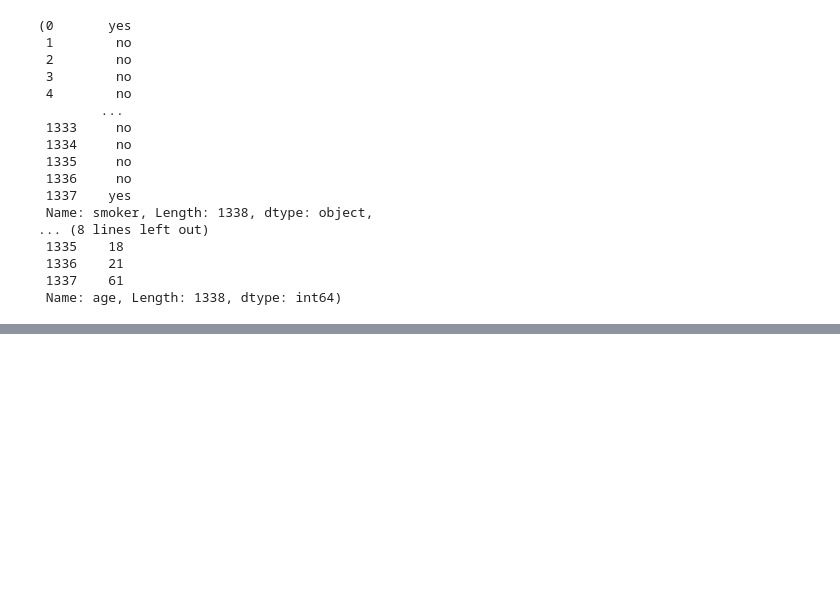
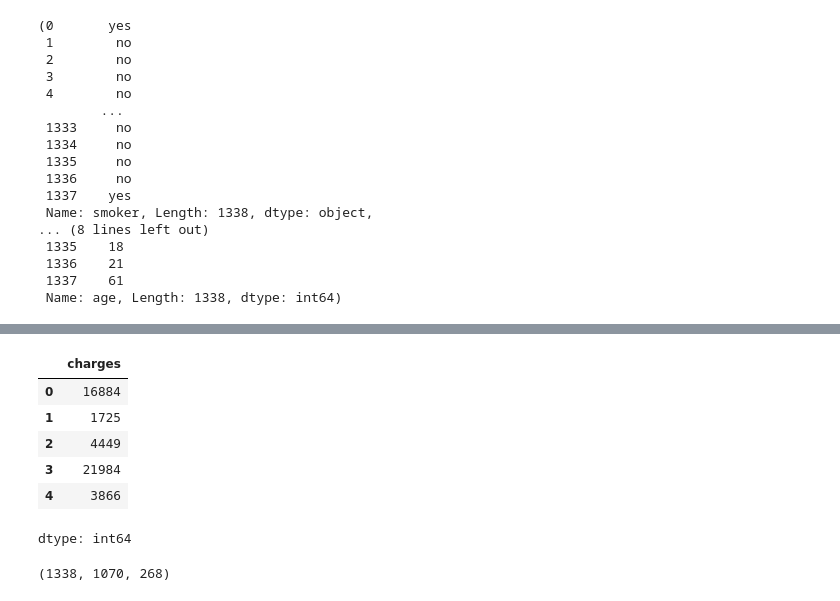
Before and after one commit to nushuhu51-ux/TENSORFLOW-FULL-COURSE-FOR-DEEP-LEARNING, a Jupyter notebook: 01_neural_network_regression_with_tensorflow_part_2.ipynb, the cells around one changed output, grey strips where cells are left out. Drawn from its saved outputs; the diff is of its cells as text; code cells hidden in the pictures; blank space fills up the shorter version.

```diff
--- a/01_neural_network_regression_with_tensorflow_part_2.ipynb
+++ b/01_neural_network_regression_with_tensorflow_part_2.ipynb
@@ -1055,0 +1068,18 @@ insurance_one_hot.head()
+# %%
+# view y
+y.head()
+# %% [output]
+|  | charges |
+| 0 | 16884 |
+| 1 | 1725 |
+| 2 | 4449 |
+| 3 | 21984 |
+| 4 | 3866 |
+dtype: int64
+# %%
+# create training and test sets
+from sklearn.model_selection import train_test_split
+x_train, x_test, y_train, y_test = train_test_split(x, y, test_size=0.2, random_state=42)
+len(x), len(x_train), len(x_test)
+# %% [output]
+(1338, 1070, 268)
```
Also changed, not shown: parts of 5 cells of this notebook.
